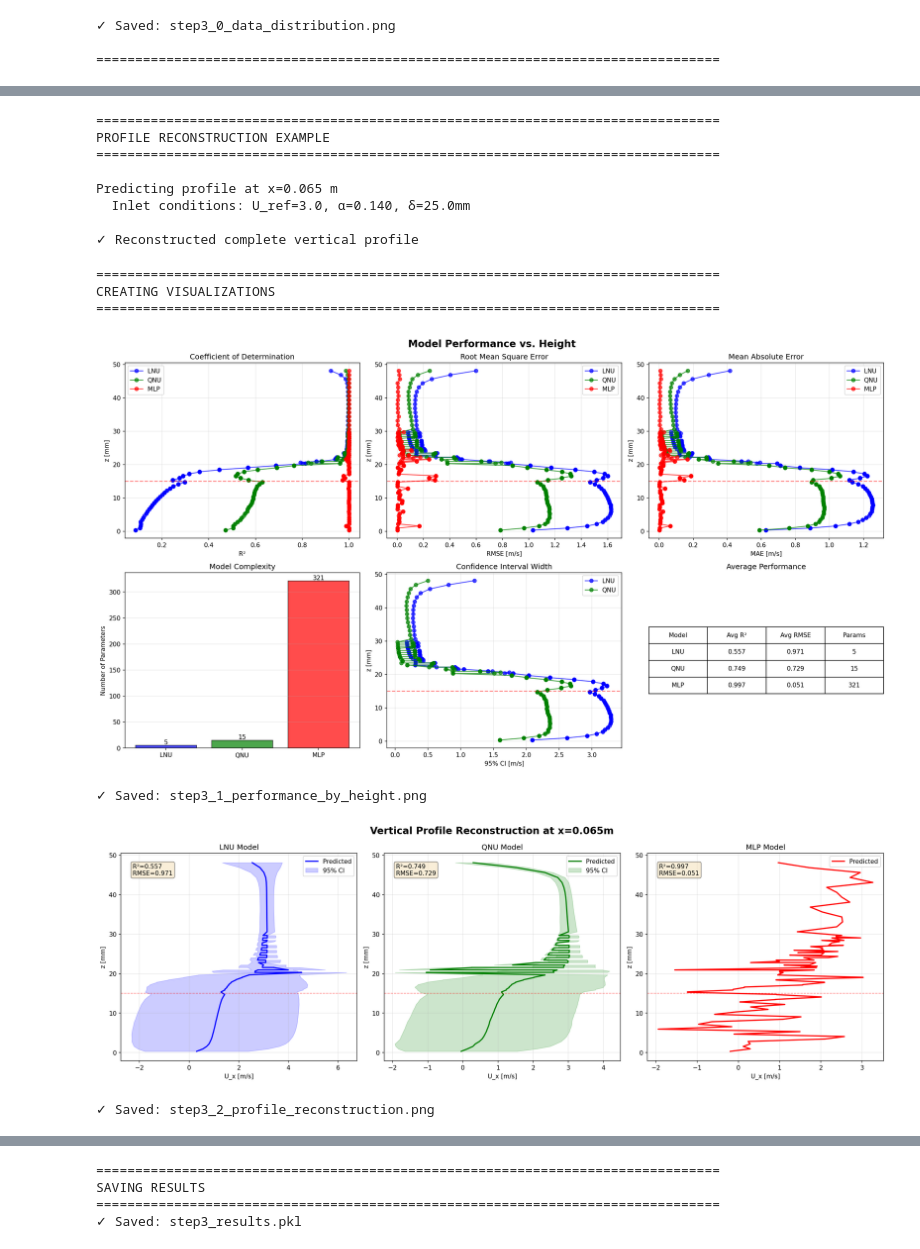
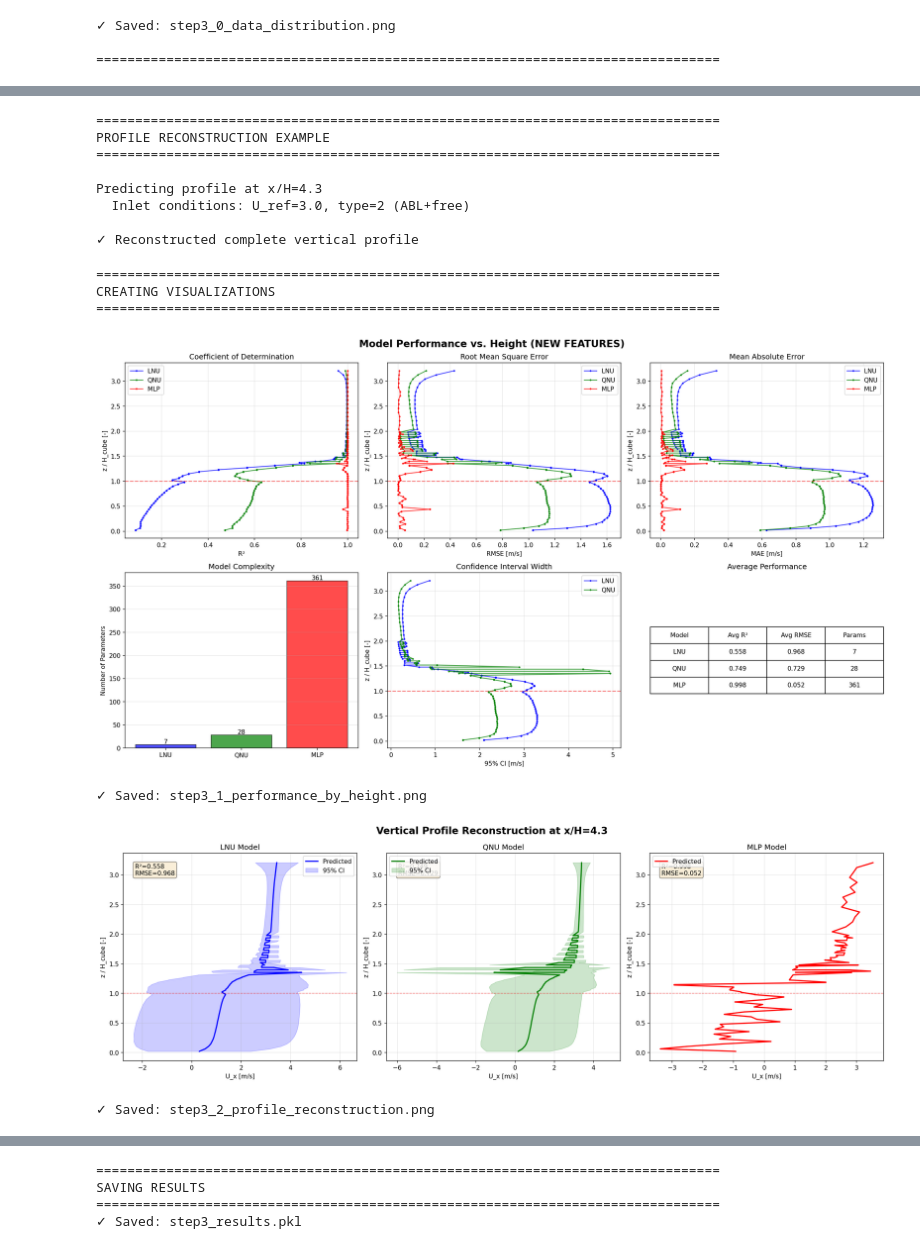
Before and after one commit to uhlirvit/DACI_Multi-case-cfd, a Jupyter notebook: notebooks/Step3__Local_models.ipynb, the cells around one changed output, grey strips where cells are left out. Cells and saved outputs as stored; diff of their text form; code cells hidden in the pictures.

Commit message:
Step3: local models with inlet-type one-hot feature

```diff
--- a/notebooks/Step3__Local_models.ipynb
+++ b/notebooks/Step3__Local_models.ipynb
@@ -853,17 +975,23 @@ x_test_loc = 0.0650000      # In front of the cube
 # x_test_loc = 0.1350000      # Further Wake: 3*Hc
 
 U_ref_test = 3.0
-alpha_test = 0.14
-delta_test = 0.025
+profile_type_test = 2  # ABL+free
 
-print(f"\nPredicting profile at x={x_test_loc} m")
-print(f"  Inlet conditions: U_ref={U_ref_test}, α={alpha_test:.3f}, δ={delta_test*1000:.1f}mm")
+print(f"\nPredicting profile at x/H={x_test_loc/H_CUBE:.1f}")
+print(f"  Inlet conditions: U_ref={U_ref_test}, type={profile_type_test} ({PROFILE_TYPE_MAP[profile_type_test]})")
 
 # Predict at all z-heights
 profiles_predicted = {model_name: [] for model_name in ['LNU', 'QNU', 'MLP']}
 
 for z in z_heights:
-    X_pred = np.array([[x_test_loc, U_ref_test, alpha_test, delta_test]])
+    X_pred = create_feature_vector(
+        x_loc=x_test_loc,
+        U_ref=U_ref_test,
+        profile_type=profile_type_test,
+        onehot_encoder=onehot_encoder,
+        H_CUBE=H_CUBE
+    ).reshape(1, -1)
+
     X_pred_scaled = feature_scaler.transform(X_pred)
 
     for model_name in ['LNU', 'QNU', 'MLP']:
@@ -883,8 +1011,8 @@ print(f"\n✓ Reconstructed complete vertical profile")
 PROFILE RECONSTRUCTION EXAMPLE
 ================================================================================
 
-Predicting profile at x=0.065 m
-  Inlet conditions: U_ref=3.0, α=0.140, δ=25.0mm
+Predicting profile at x/H=4.3
+  Inlet conditions: U_ref=3.0, type=2 (ABL+free)
 
 ✓ Reconstructed complete vertical profile
 # %%
@@ -897,43 +1025,43 @@ print("CREATING VISUALIZATIONS")
 print("="*80)
 
 fig, axes = plt.subplots(2, 3, figsize=(18, 10))
-fig.suptitle('Model Performance vs. Height', fontsize=16, fontweight='bold')
+fig.suptitle('Model Performance vs. Height (NEW FEATURES)', fontsize=16, fontweight='bold')
 
 # R² by height
 ax = axes[0, 0]
 for model_name, color in [('LNU', 'blue'), ('QNU', 'green'), ('MLP', 'red')]:
     R2_vals = [metrics[z][model_name]['R2'] for z in z_heights]
-    ax.plot(R2_vals, z_heights*1000, '-o', label=model_name, color=color, alpha=0.7)
+    ax.plot(R2_vals, z_heights/H_CUBE, '-o', label=model_name, color=color, alpha=0.7, markersize=2)
 ax.set_xlabel('R²')
-ax.set_ylabel('z [mm]')
+ax.set_ylabel('z / H_cube [-]')
 ax.set_title('Coefficient of Determination')
 ax.legend()
 ax.grid(True, alpha=0.3)
-ax.axhline(H_CUBE*1000, color='red', linestyle='--', alpha=0.5, label='Cube height')
+ax.axhline(1.0, color='red', linestyle='--', alpha=0.5, label='Cube height')
 
 # RMSE by height
 ax = axes[0, 1]
 for model_name, color in [('LNU', 'blue'), ('QNU', 'green'), ('MLP', 'red')]:
     RMSE_vals = [metrics[z][model_name]['RMSE'] for z in z_heights]
-    ax.plot(RMSE_vals, z_heights*1000, '-o', label=model_name, color=color, alpha=0.7)
+    ax.plot(RMSE_vals, z_heights/H_CUBE, '-o', label=model_name, color=color, alpha=0.7, markersize=2)
 ax.set_xlabel('RMSE [m/s]')
-ax.set_ylabel('z [mm]')
+ax.set_ylabel('z / H_cube [-]')
 ax.set_title('Root Mean Square Error')
 ax.legend()
 ax.grid(True, alpha=0.3)
-ax.axhline(H_CUBE*1000, color='red', linestyle='--', alpha=0.5)
+ax.axhline(1.0, color='red', linestyle='--', alpha=0.5)
 
 # MAE by height
 ax = axes[0, 2]
 for model_name, color in [('LNU', 'blue'), ('QNU', 'green'), ('MLP', 'red')]:
     MAE_vals = [metrics[z][model_name]['MAE'] for z in z_heights]
-    ax.plot(MAE_vals, z_heights*1000, '-o', label=model_name, color=color, alpha=0.7)
+    ax.plot(MAE_vals, z_heights/H_CUBE, '-o', label=model_name, color=color, alpha=0.7, markersize=2)
 ax.set_xlabel('MAE [m/s]')
-ax.set_ylabel('z [mm]')
+ax.set_ylabel('z / H_cube [-]')
 ax.set_title('Mean Absolute Error')
 ax.legend()
 ax.grid(True, alpha=0.3)
-ax.axhline(H_CUBE*1000, color='red', linestyle='--', alpha=0.5)
+ax.axhline(1.0, color='red', linestyle='--', alpha=0.5)
 
 # Number of parameters
 ax = axes[1, 0]
@@ -953,13 +1081,13 @@ for bar in bars:
 ax = axes[1, 1]
 for model_name, color in [('LNU', 'blue'), ('QNU', 'green')]:
     CI_vals = [metrics[z][model_name]['CI'] for z in z_heights]
-    ax.plot(CI_vals, z_heights*1000, '-o', label=model_name, color=color, alpha=0.7)
+    ax.plot(CI_vals, z_heights/H_CUBE, '-o', label=model_name, color=color, alpha=0.7, markersize=2)
 ax.set_xlabel('95% CI [m/s]')
-ax.set_ylabel('z [mm]')
+ax.set_ylabel('z / H_cube [-]')
 ax.set_title('Confidence Interval Width')
 ax.legend()
 ax.grid(True, alpha=0.3)
-ax.axhline(H_CUBE*1000, color='red', linestyle='--', alpha=0.5)
+ax.axhline(1.0, color='red', linestyle='--', alpha=0.5)
 
 # Summary statistics
 ax = axes[1, 2]
@@ -988,7 +1116,7 @@ plt.close()
 ================================================================================
 CREATING VISUALIZATIONS
 ================================================================================
-[figure, old version]
+[figure, new version]
 ✓ Saved: step3_1_performance_by_height.png
 # %%
 # ============================================================================
@@ -996,44 +1124,41 @@ CREATING VISUALIZATIONS
 # ============================================================================
 
 fig, axes = plt.subplots(1, 3, figsize=(18, 6))
-fig.suptitle(f'Vertical Profile Reconstruction at x={x_test_loc}m',
+fig.suptitle(f'Vertical Profile Reconstruction at x/H={x_test_loc/H_CUBE:.1f}',
              fontsize=16, fontweight='bold')
 
 for ax, model_name, color in zip(axes, ['LNU', 'QNU', 'MLP'],
                                   ['blue', 'green', 'red']):
-    # Plot predicted profile
-    ax.plot(profiles_predicted[model_name], z_heights*1000,
+    ax.plot(profiles_predicted[model_name], z_heights/H_CUBE,
             '-', color=color, linewidth=2, label='Predicted')
 
-    # Add confidence interval for LNU and QNU
     if model_name in ['LNU', 'QNU']:
         CI_vals = [metrics[z][model_name]['CI'] for z in z_heights]
         U_lower = np.array(profiles_predicted[model_name]) - np.array(CI_vals)
         U_upper = np.array(profiles_predicted[model_name]) + np.array(CI_vals)
-        ax.fill_betweenx(z_heights*1000, U_lower, U_upper,
+        ax.fill_betweenx(z_heights/H_CUBE, U_lower, U_upper,
                         color=color, alpha=0.2, label='95% CI')
 
-    ax.axhline(H_CUBE*1000, color='red', linestyle='--', alpha=0.5, linewidth=1)
+    ax.axhline(1.0, color='red', linestyle='--', alpha=0.5, linewidth=1)
     ax.set_xlabel('U_x [m/s]')
-    ax.set_ylabel('z [mm]')
+    ax.set_ylabel('z / H_cube [-]')
     ax.set_title(f'{model_name} Model')
     ax.grid(True, alpha=0.3)
     ax.legend()
 
-    # Add performance text
     R2_avg = np.mean([metrics[z][model_name]['R2'] for z in z_heights])
     RMSE_avg = np.mean([metrics[z][model_name]['RMSE'] for z in z_heights])
     ax.text(0.05, 0.95, f'R²={R2_avg:.3f}\nRMSE={RMSE_avg:.3f}',
             transform=ax.transAxes, verticalalignment='top',
             bbox=dict(boxstyle='round', facecolor='wheat', alpha=0.5))
 
 plt.tight_layout()
 plt.savefig(FIGURES_DIR / 'step3_2_profile_reconstruction.png', dpi=300, bbox_inches='tight')
 plt.show()
 print("✓ Saved: step3_2_profile_reconstruction.png")
 plt.close()
 # %% [output]
-[figure, old version]
+[figure, new version]
 ✓ Saved: step3_2_profile_reconstruction.png
 # %%
 # ============================================================================
```
Also changed, not shown: parts of 17 cells of this notebook, 13 other files.
